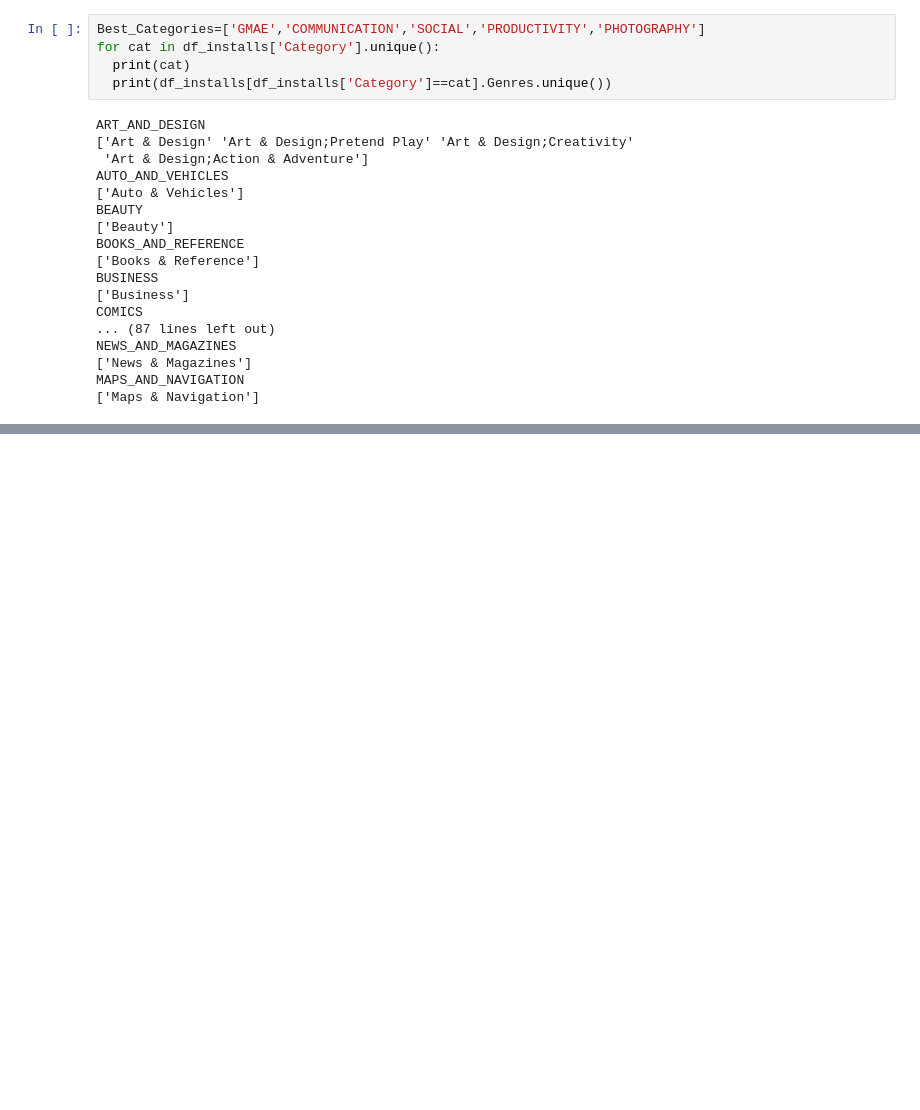
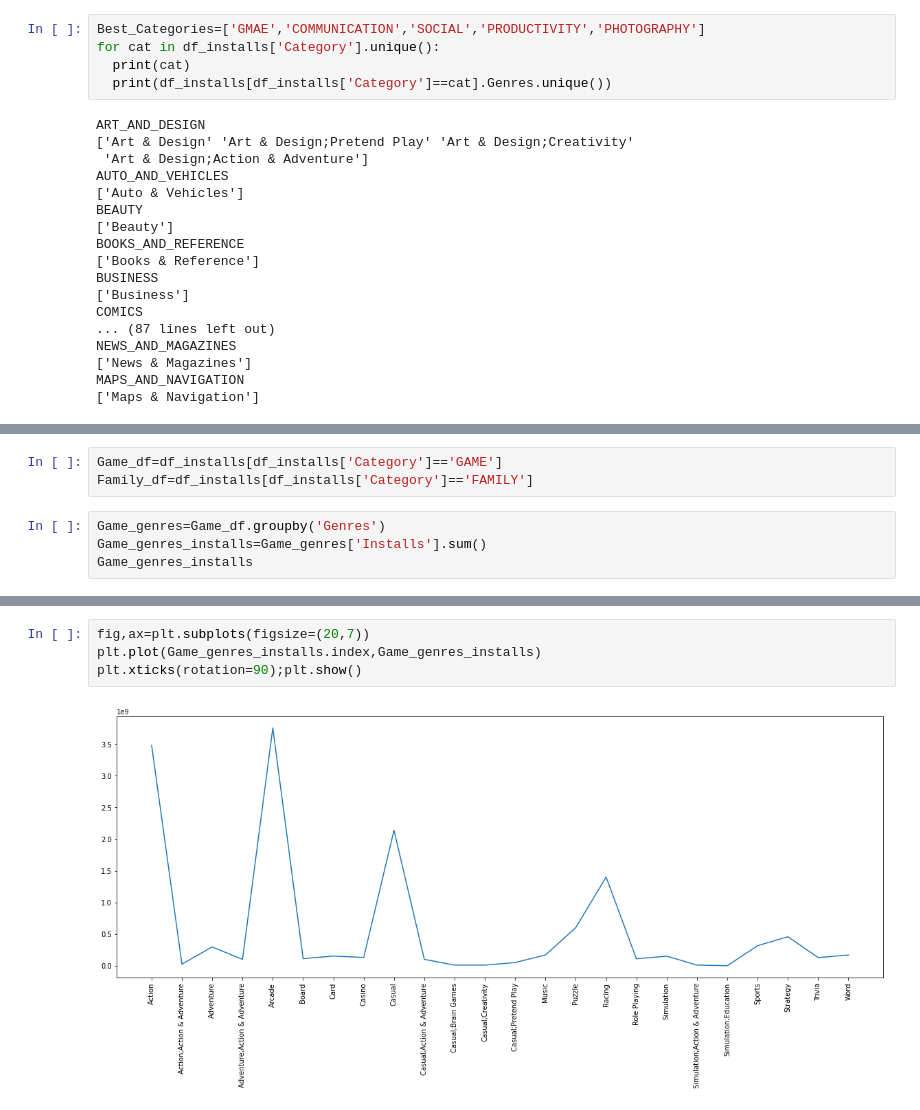
Before and after one commit to iMrugesh9/EDA_Playstore_Data, a Jupyter notebook: Play_Store_App_Review_Analysis(Mrugesh_Patel).ipynb, the cells around one changed output, grey strips where cells are left out. Drawn from its saved outputs; the diff is of its cells as text; blank space fills up the shorter version.

```diff
--- a/Play_Store_App_Review_Analysis(Mrugesh_Patel).ipynb
+++ b/Play_Store_App_Review_Analysis(Mrugesh_Patel).ipynb
@@ -580,0 +584,7 @@ MAPS_AND_NAVIGATION
+# %%
+Game_df=df_installs[df_installs['Category']=='GAME']
+Family_df=df_installs[df_installs['Category']=='FAMILY']
+# %%
+Game_genres=Game_df.groupby('Genres')
+Game_genres_installs=Game_genres['Installs'].sum()
+Game_genres_installs
@@ -580,0 +609,6 @@ MAPS_AND_NAVIGATION
+# %%
+fig,ax=plt.subplots(figsize=(20,7))
+plt.plot(Game_genres_installs.index,Game_genres_installs)
+plt.xticks(rotation=90);plt.show()
+# %% [output]
+[figure, added]
```
Also changed, not shown: parts of 21 cells of this notebook.
